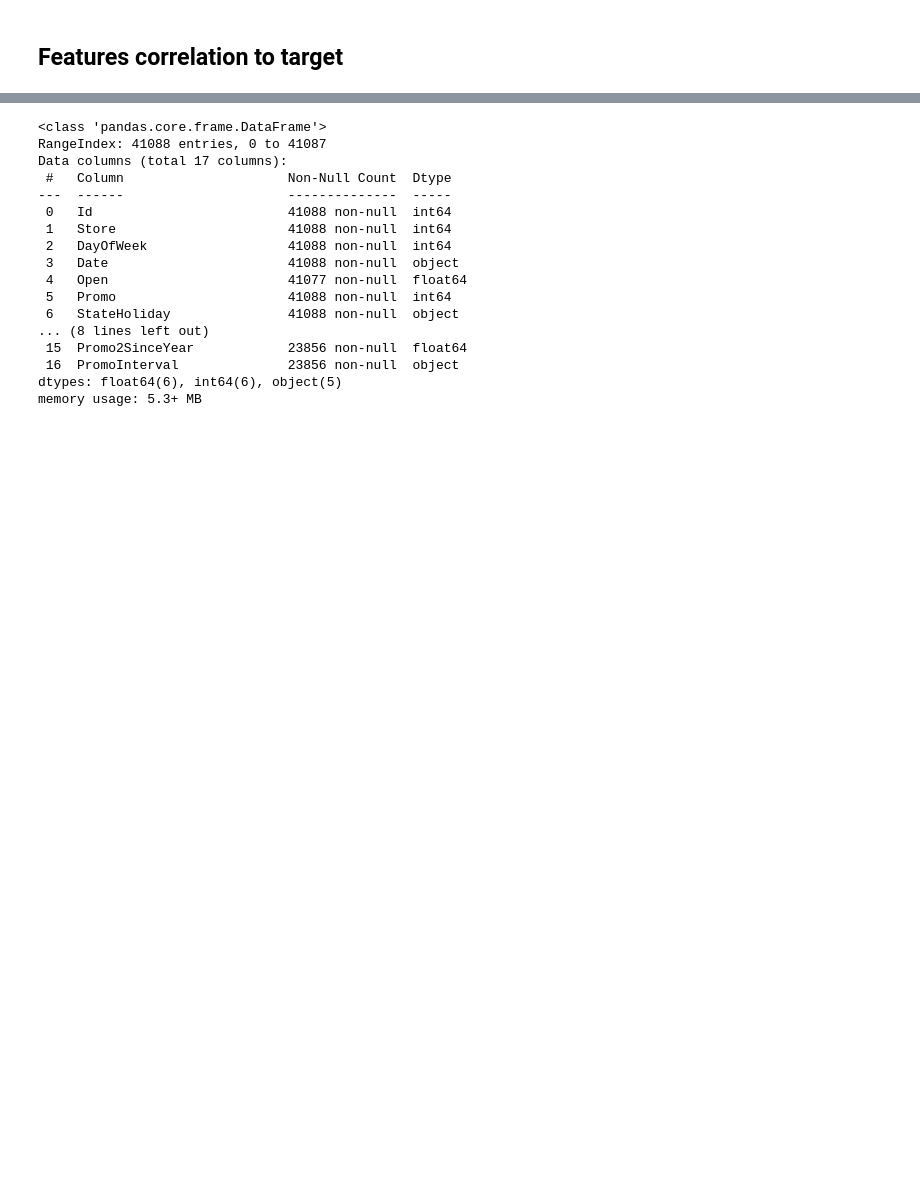
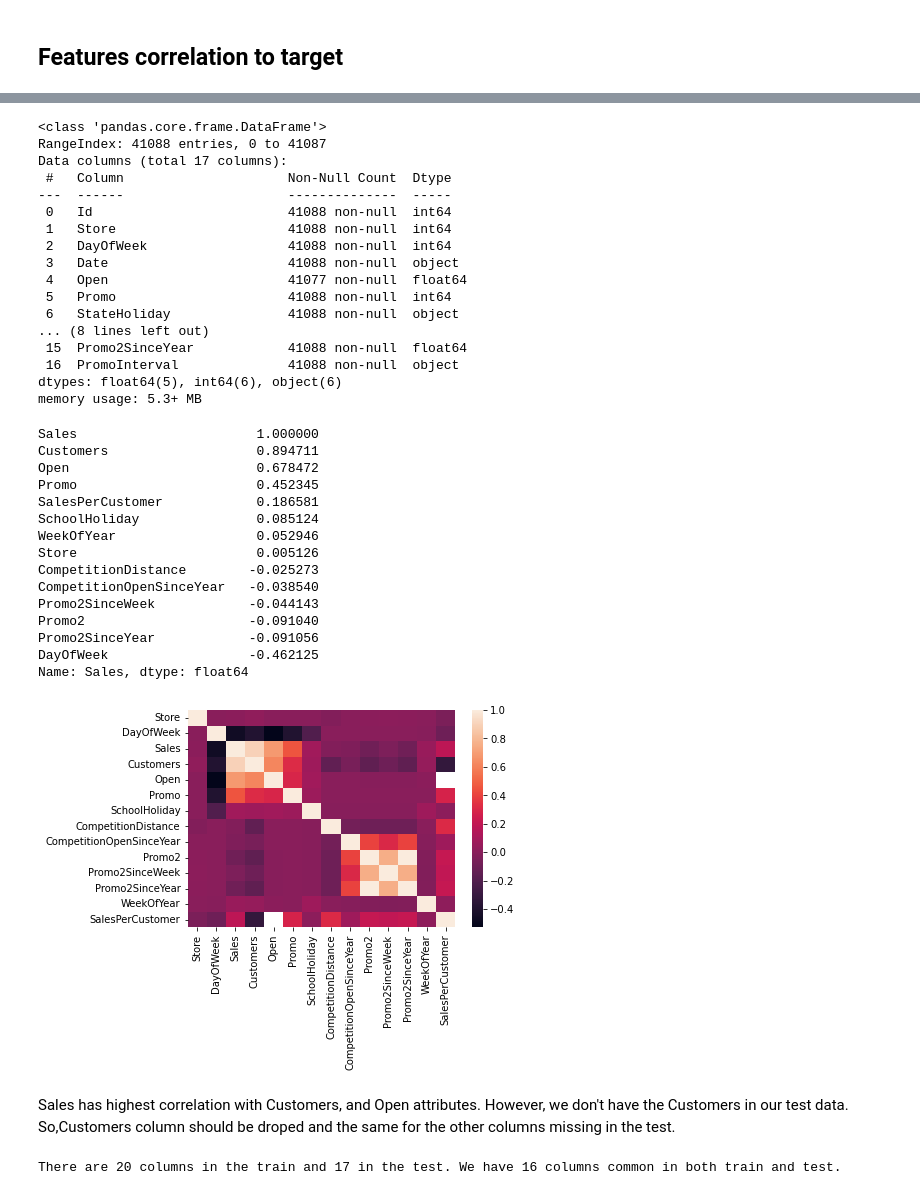
Before and after one commit to degagawolde/pharmaceutical-sales-prediction, a Jupyter notebook: notebooks/preprocess.ipynb, the cells around one changed output, grey strips where cells are left out. Drawn from its saved outputs; the diff is of its cells as text; code cells hidden in the pictures; blank space fills up the shorter version.

```diff
--- a/notebooks/preprocess.ipynb
+++ b/notebooks/preprocess.ipynb
@@ -29,25 +29,28 @@ dinfo = DataFrameInformation()
 pltu = Plotters(6,4)
 # %% [markdown]
 ## Fetch the dataframes from DVC
+# %%
+train_df = pd.read_csv('../data/merged/train.csv')
+test_df = pd.read_csv('../data/merged/test.csv')
 # %%
 
-# First load the cleaned stores data
-data_path = 'data/cleaned/store.csv'
-version = 'store_v2'
-repo = '../'
+# # First load the cleaned stores data
+# data_path = 'data/cleaned/store.csv'
+# version = 'store_v2'
+# repo = '../'
 
-store_df = dvc_load.dvc_get_data(data_path, version, repo)
+# store_df = dvc_load.dvc_get_data(data_path, version, repo)
 
-# Then load the raw sales data
-data_path = 'data/merged/train.csv'
-version = 'train_v2'
-repo = '../'
+# # Then load the raw sales data
+# data_path = 'data/merged/train.csv'
+# version = 'train_v2'
+# repo = '../'
 
-train_df = dvc_load.dvc_get_data(data_path, version, repo)
+# train_df = dvc_load.dvc_get_data(data_path, version, repo)
 
-# Finally load the test data
-data_path = 'data/merged/test.csv'
-version = 'test_v2'
-repo = '../'
+# # Finally load the test data
+# data_path = 'data/merged/test.csv'
+# version = 'test_v2'
+# repo = '../'
 
-test_df = dvc_load.dvc_get_data(data_path, version, repo)
+# test_df = dvc_load.dvc_get_data(data_path, version, repo)
@@ -94,7 +72,41 @@ Data columns (total 17 columns):
  5   Promo                      41088 non-null  int64
  6   StateHoliday               41088 non-null  object
 ... (8 lines left out)
- 15  Promo2SinceYear            23856 non-null  float64
- 16  PromoInterval              23856 non-null  object
-dtypes: float64(6), int64(6), object(5)
+ 15  Promo2SinceYear            41088 non-null  float64
+ 16  PromoInterval              41088 non-null  object
+dtypes: float64(5), int64(6), object(6)
 memory usage: 5.3+ MB
+# %%
+corr = train_df.corr()
+sns.heatmap(corr,
+            xticklabels=corr.columns,
+            yticklabels=corr.columns)
+corr['Sales'].sort_values(ascending=False)
+# %% [output]
+Sales                       1.000000
+Customers                   0.894711
+Open                        0.678472
+Promo                       0.452345
+SalesPerCustomer            0.186581
+SchoolHoliday               0.085124
+WeekOfYear                  0.052946
+Store                       0.005126
+CompetitionDistance        -0.025273
+CompetitionOpenSinceYear   -0.038540
+Promo2SinceWeek            -0.044143
+Promo2                     -0.091040
+Promo2SinceYear            -0.091056
+DayOfWeek                  -0.462125
+Name: Sales, dtype: float64
+[figure, added]
+# %% [markdown]
+Sales has highest correlation with Customers, and Open attributes. However, we don't have the
+Customers in our test data. So,Customers column should be droped and the same for the other columns missing in the test.
+# %%
+test_colunns = set(test_df.columns)
+train_columns = set(train_df.columns)
+common_columns = test_colunns.intersection(train_columns)
+
+print('There are {} columns in the train and {} in the test. We have {} columns common in both train and test.'.format(len(train_columns), len(test_colunns), len(common_columns)))
+# %% [output]
+There are 20 columns in the train and 17 in the test. We have 16 columns common in both train and test.
```
Also changed, not shown: parts of 13 cells of this notebook, 22 other files.
